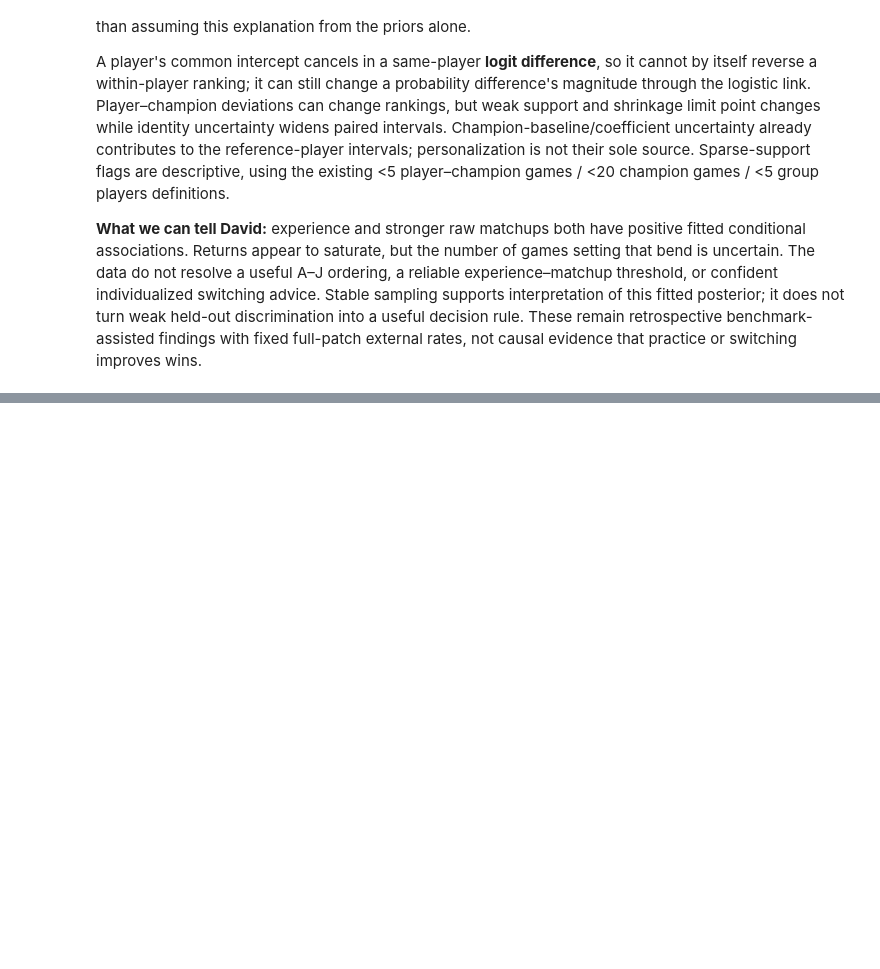
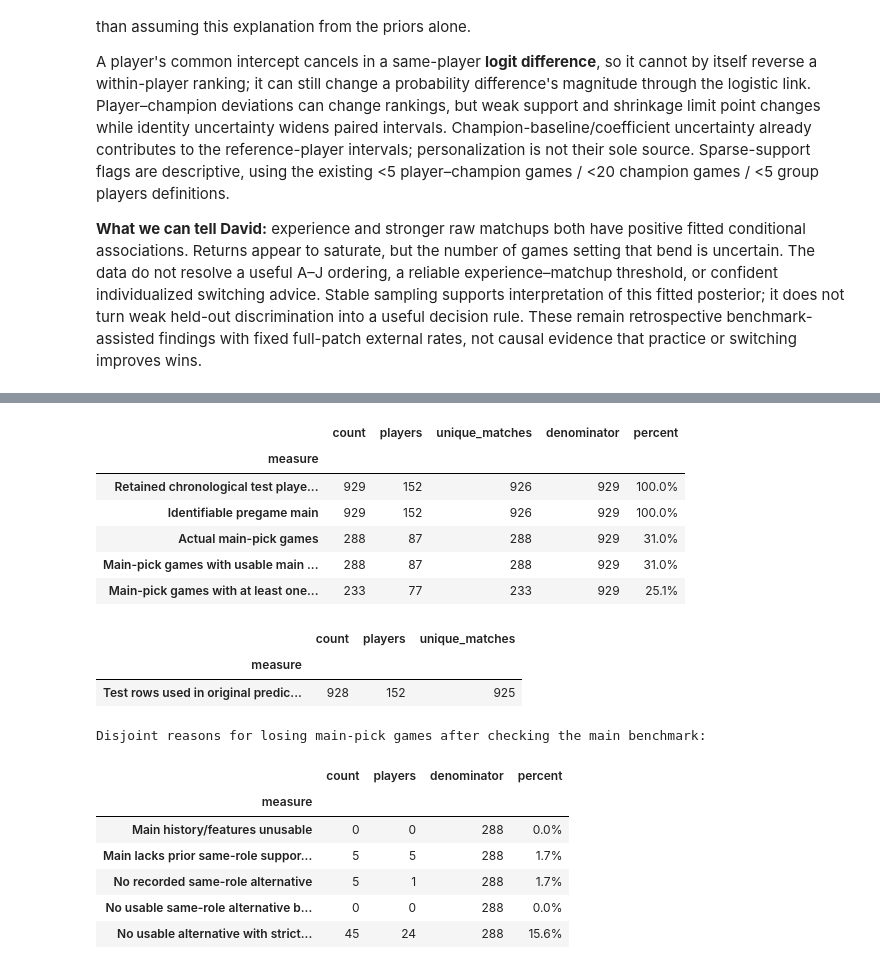
Before and after one commit to minhhohoang/riot-game-prediction, a Jupyter notebook: hlr_model/broad_rank_modeling.ipynb, the cells around one changed output, grey strips where cells are left out. Cells and saved outputs as stored; diff of their text form; code cells hidden in the pictures; blank space fills up the shorter version.

```diff
--- a/hlr_model/broad_rank_modeling.ipynb
+++ b/hlr_model/broad_rank_modeling.ipynb
@@ -674,0 +705,28 @@ A player's common intercept cancels in a same-player **logit difference**, so it
+# %%
+_report_summary=MAIN_PICK_REPORT['summary']
+display(_report_summary.loc[_report_summary.section.eq('coverage'),
+    ['measure','count','players','unique_matches','denominator','percent']].set_index('measure').style.format({'percent':'{:.1f}%'}))
+display(_report_summary.loc[_report_summary.section.eq('context') & _report_summary['mode'].eq('Both modes'),
+    ['measure','count','players','unique_matches']].set_index('measure'))
+print('Disjoint reasons for losing main-pick games after checking the main benchmark:')
+display(_report_summary.loc[_report_summary.section.eq('coverage_loss'),
+    ['measure','count','players','denominator','percent']].set_index('measure').style.format({'percent':'{:.1f}%'}))
+# %% [output]
+|  | count | players | unique_matches | denominator | percent |
+| measure |  |  |  |  |  |
+| Retained chronological test playe... | 929 | 152 | 926 | 929 | 100.0% |
+| Identifiable pregame main | 929 | 152 | 926 | 929 | 100.0% |
+| Actual main-pick games | 288 | 87 | 288 | 929 | 31.0% |
+| Main-pick games with usable main ... | 288 | 87 | 288 | 929 | 31.0% |
+| Main-pick games with at least one... | 233 | 77 | 233 | 929 | 25.1% |
+|  | count | players | unique_matches |
+| measure |  |  |  |
+| Test rows used in original predic... | 928 | 152 | 925 |
+Disjoint reasons for losing main-pick games after checking the main benchmark:
+|  | count | players | denominator | percent |
+| measure |  |  |  |  |
+| Main history/features unusable | 0 | 0 | 288 | 0.0% |
+| Main lacks prior same-role suppor... | 5 | 5 | 288 | 1.7% |
+| No recorded same-role alternative | 5 | 1 | 288 | 1.7% |
+| No usable same-role alternative b... | 0 | 0 | 288 | 0.0% |
+| No usable alternative with strict... | 45 | 24 | 288 | 15.6% |
```
Also changed, not shown: parts of 13 cells of this notebook, 11 other files.
